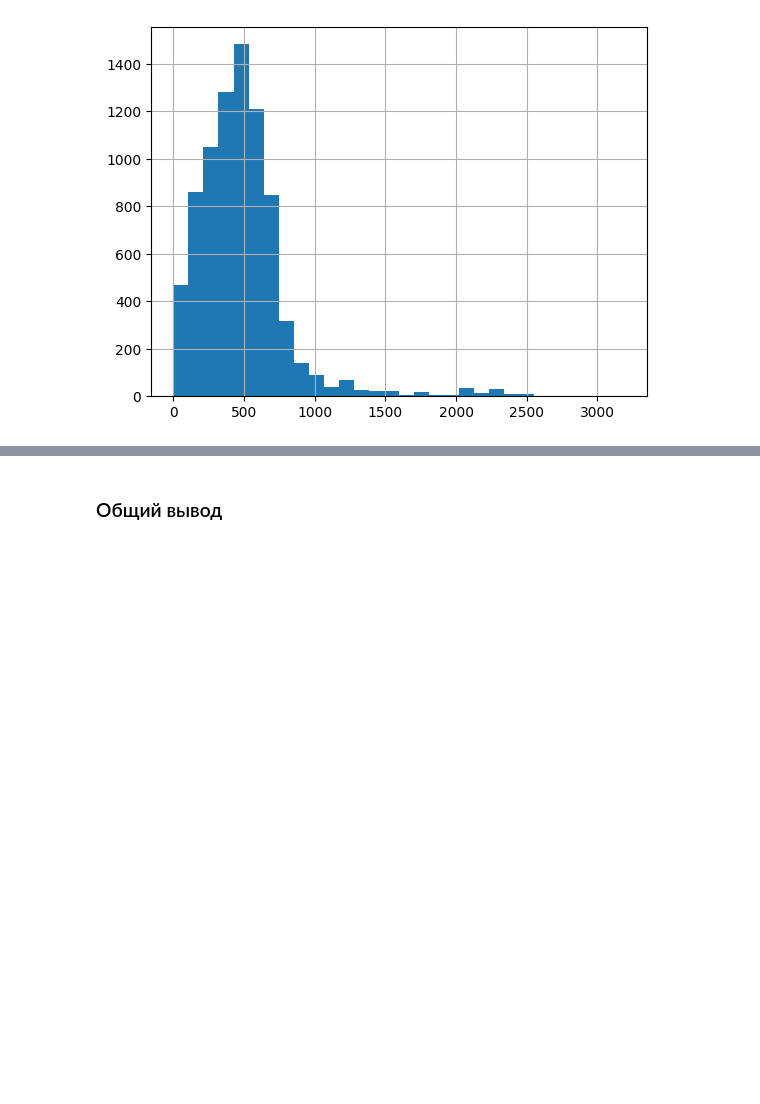
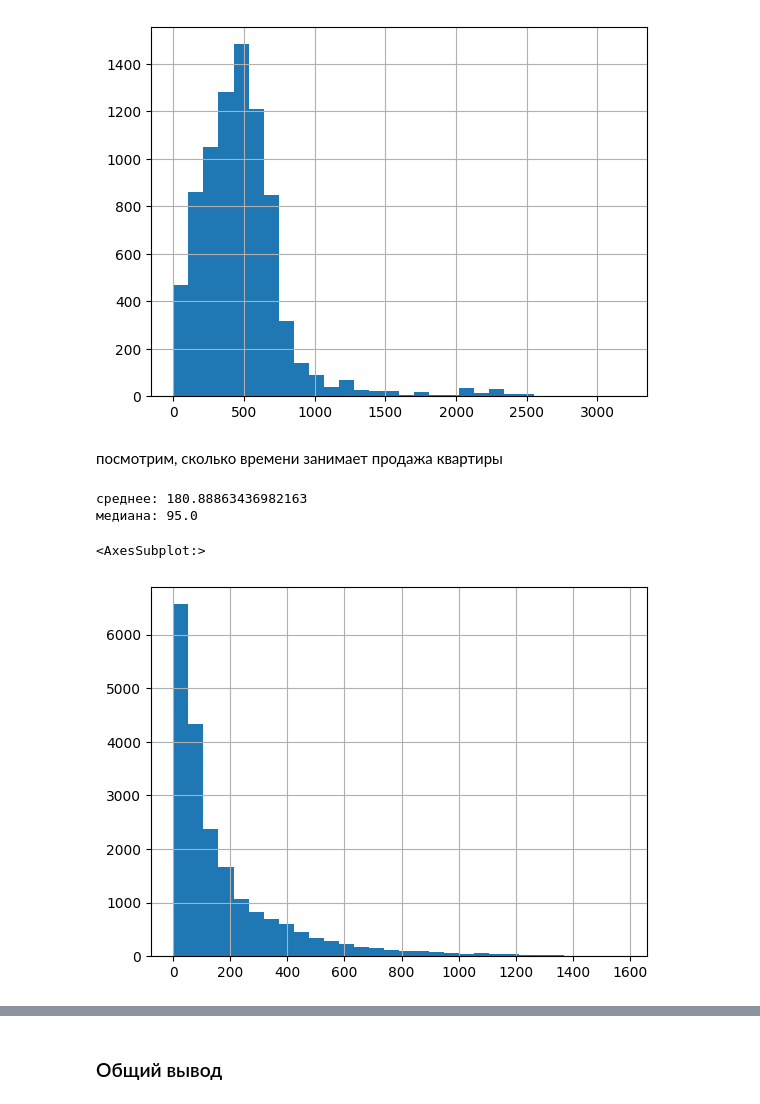
Before and after one commit to ndelenyan/practicum, a Jupyter notebook: sprint05/sprint05.ipynb, the cells around one changed output, grey strips where cells are left out. Saved outputs shown, nothing was run; the diff lists cells and outputs as text; code cells hidden in the pictures; blank space fills up the shorter version.

```diff
--- a/sprint05/sprint05.ipynb
+++ b/sprint05/sprint05.ipynb
@@ -443,3 +443,14 @@ df.parks_nearest.hist(bins=30)
 # %% [output]
 <AxesSubplot:>
 [figure]
+# %% [markdown]
+посмотрим, сколько времени занимает продажа квартиры
+# %%
+print(f'среднее: {df.days_exposition.mean()}')
+print(f'медиана: {df.days_exposition.median()}')
+df.days_exposition.hist(bins=30)
+# %% [output]
+среднее: 180.88863436982163
+медиана: 95.0
+<AxesSubplot:>
+[figure, added]
```
Also changed, not shown: parts of 18 cells of this notebook.
